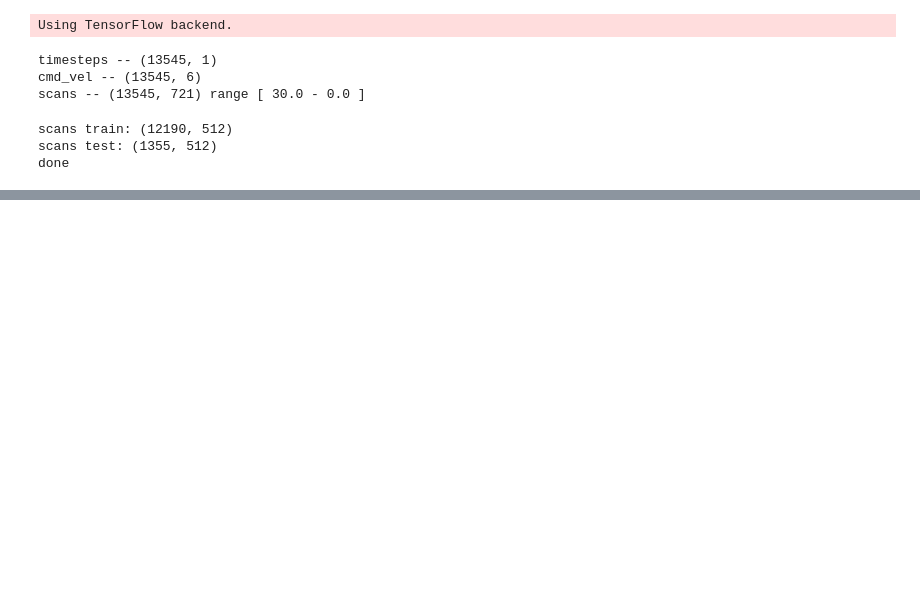
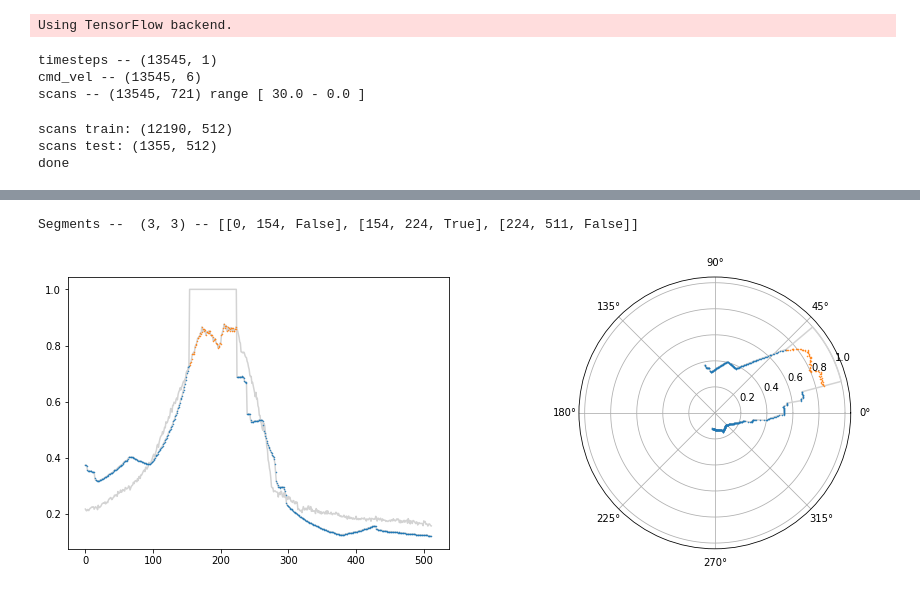
Before and after one commit to shrijitsingh99/guess, a Jupyter notebook: src/py/utility_guess.ipynb, the cells around one changed output, grey strips where cells are left out. Drawn from its saved outputs; the diff is of its cells as text; code cells hidden in the pictures; blank space fills up the shorter version.

```diff
--- a/src/py/utility_guess.ipynb
+++ b/src/py/utility_guess.ipynb
@@ -372,0 +318,11 @@ Segments --  (3, 3) -- [[0, 154, False], [154, 224, True], [224, 511, False]]
+# %%
+    ae.fitModel(x[900:2000], x_test=None, epochs=20, verbose=0)
+# %%
+    scan = x[scan_idx:(scan_idx + batch_sz*gan_batch_sz)]
+    latent = ae.encode(scan)
+    # plt.plot(latent[to_show_idx])
+    dscan = ae.decode(latent)
+    ls.plotScan(scan[to_show_idx], dscan[to_show_idx])
+# %% [output]
+Segments --  (3, 3) -- [[0, 154, False], [154, 224, True], [224, 511, False]]
+[figure, added]
```
Also changed, not shown: parts of 5 cells of this notebook, 3 other files.
